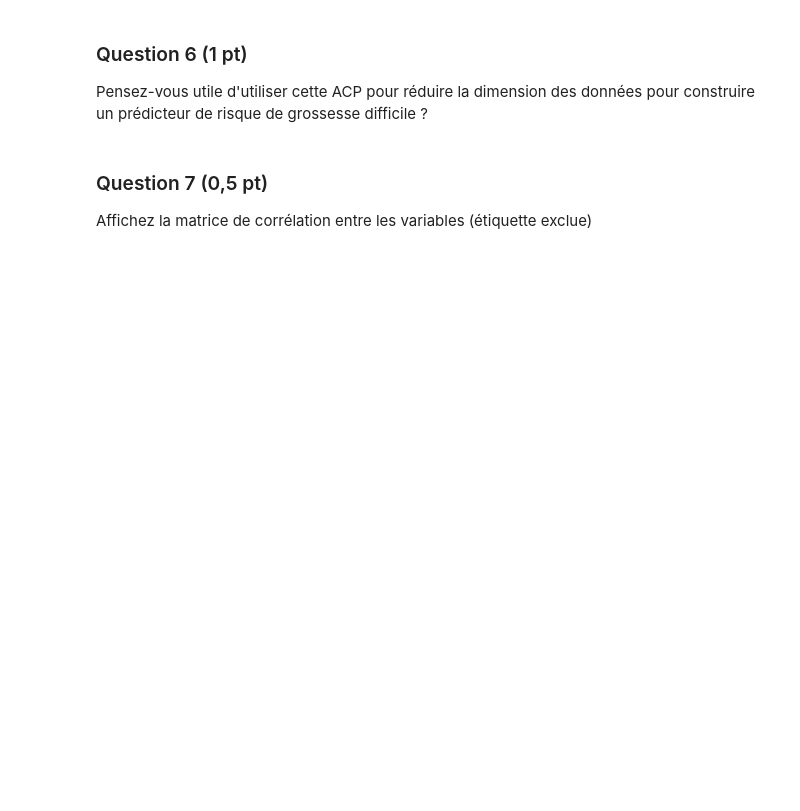
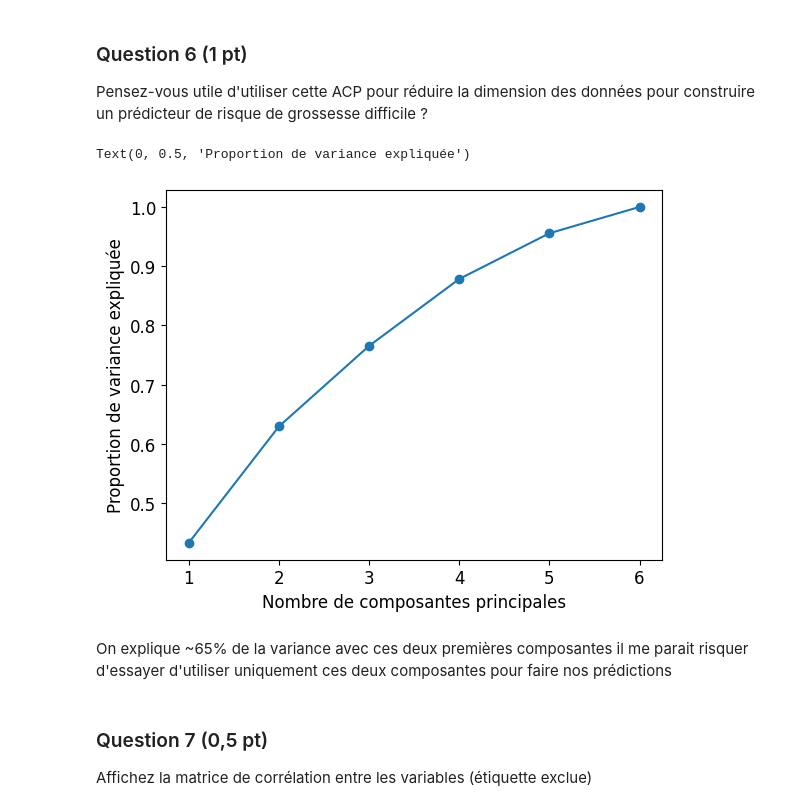
Before and after one commit to simonlamaze/ProjetSDD, a Jupyter notebook: Projet.ipynb, the cells around one changed output. Drawn from its saved outputs; the diff is of its cells as text; code cells hidden in the pictures; blank space fills up the shorter version.

```diff
--- a/Projet.ipynb
+++ b/Projet.ipynb
@@ -99,6 +134,19 @@ Utilisez la décomposition en composantes principales de `X_train` pour visualis
 # %% [markdown]
 ### Question 6 (1 pt)
 Pensez-vous utile d'utiliser cette ACP pour réduire la dimension des données pour construire un prédicteur de risque de grossesse difficile ?
+# %%
+pca2 = decomposition.PCA(n_components=6)
+pca2.fit(X_scaled)
+
+plt.plot(np.arange(1, 7), pca2.explained_variance_ratio_.cumsum(), marker='o')
+
+plt.xlabel("Nombre de composantes principales")
+plt.ylabel("Proportion de variance expliquée")
+# %% [output]
+Text(0, 0.5, 'Proportion de variance expliquée')
+[figure, added]
+# %% [markdown]
+On explique ~65% de la variance avec ces deux premières composantes il me parait risquer d'essayer d'utiliser uniquement ces deux composantes pour faire nos prédictions
 # %% [markdown]
 ### Question 7 (0,5 pt)
 Affichez la matrice de corrélation entre les variables (étiquette exclue)
```
Also changed, not shown: parts of 6 cells of this notebook.
